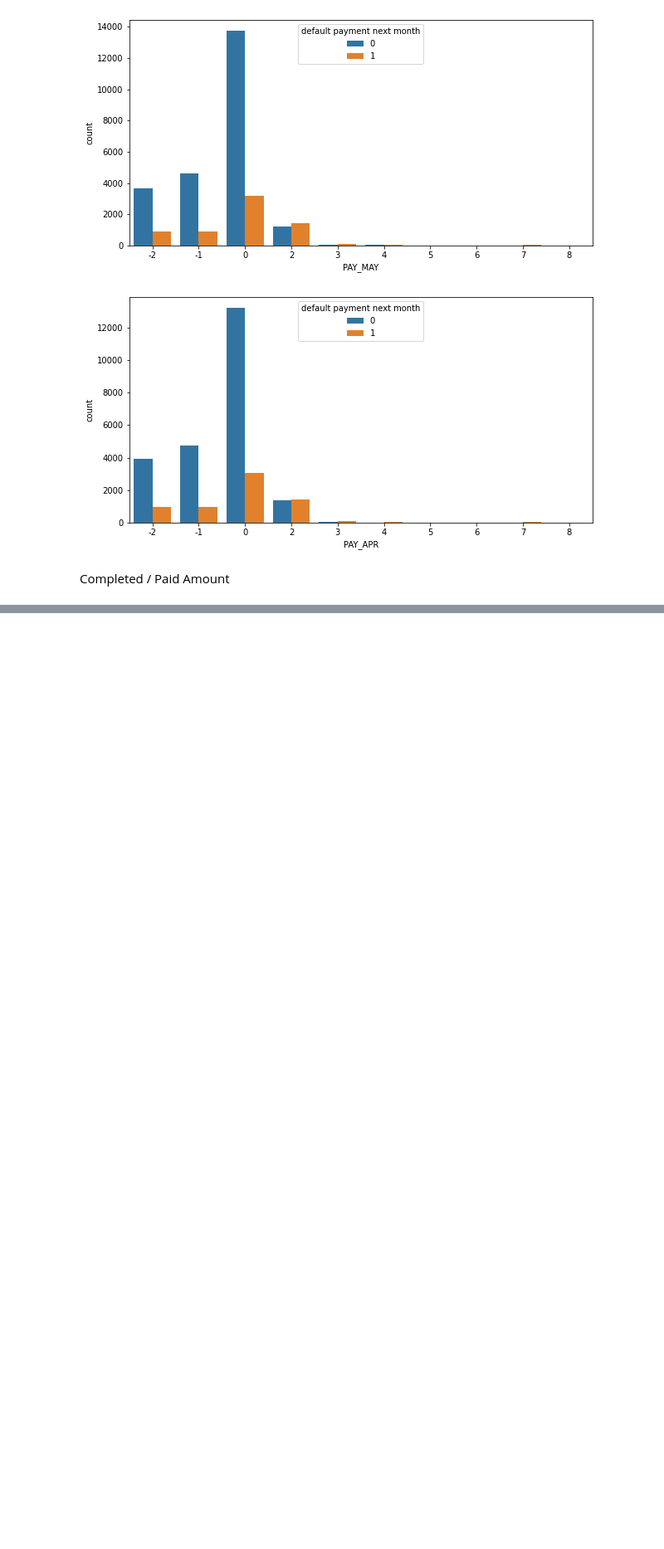
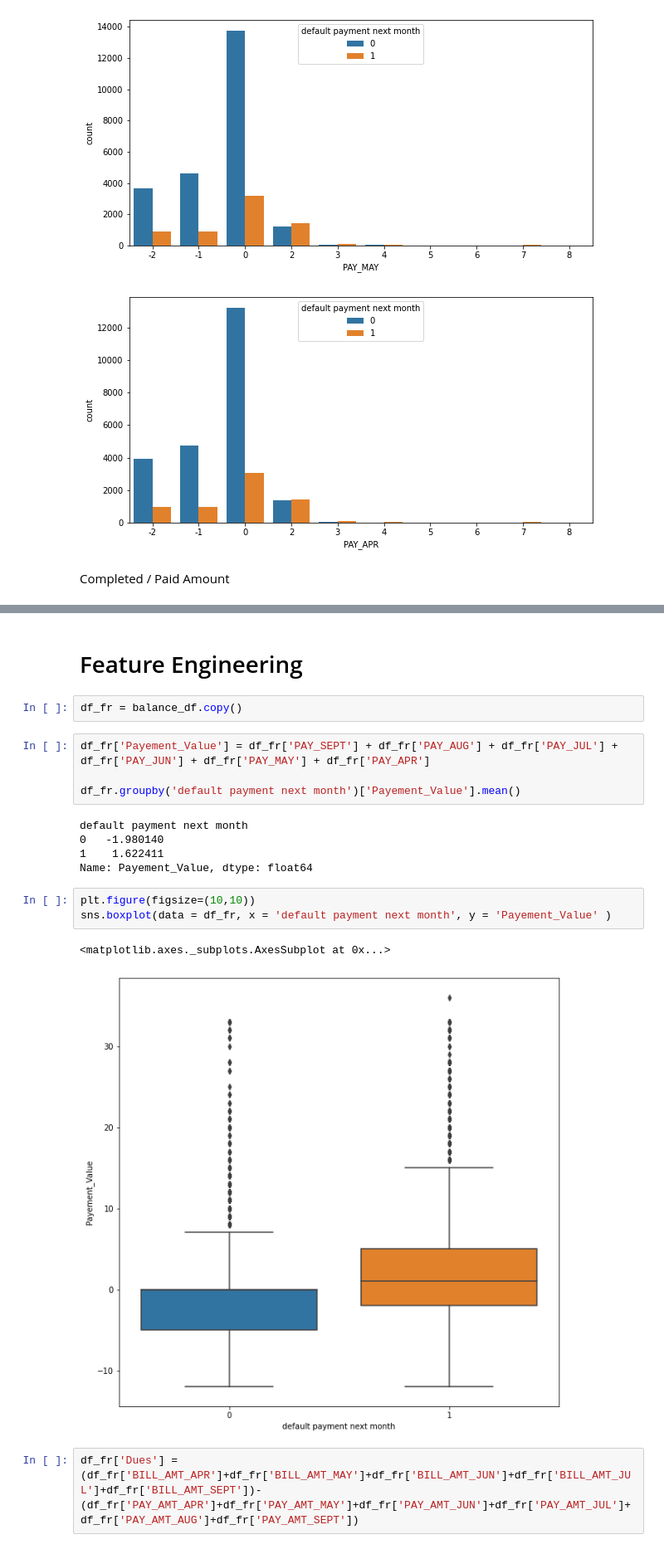
Before and after one commit to CodeWithSridhar/Credit_Card_Default_Prediction, a Jupyter notebook: Credit_Card_Default_Prediction_Capstone_Project.ipynb, the cells around one changed output, grey strips where cells are left out. Shown at 83% size. Saved outputs shown, nothing was run; the diff lists cells and outputs as text; blank space fills up the shorter version.

```diff
--- a/Credit_Card_Default_Prediction_Capstone_Project.ipynb
+++ b/Credit_Card_Default_Prediction_Capstone_Project.ipynb
@@ -401,0 +459,21 @@ sns.pairplot(data = pay_amnt_df, hue='default payment next month')
+# %% [markdown]
+# Feature Engineering
+# %%
+df_fr = balance_df.copy()
+# %%
+df_fr['Payement_Value'] = df_fr['PAY_SEPT'] + df_fr['PAY_AUG'] + df_fr['PAY_JUL'] + df_fr['PAY_JUN'] + df_fr['PAY_MAY'] + df_fr['PAY_APR']
+
+df_fr.groupby('default payment next month')['Payement_Value'].mean()
+# %% [output]
+default payment next month
+0   -1.980140
+1    1.622411
+Name: Payement_Value, dtype: float64
+# %%
+plt.figure(figsize=(10,10))
+sns.boxplot(data = df_fr, x = 'default payment next month', y = 'Payement_Value' )
+# %% [output]
+<matplotlib.axes._subplots.AxesSubplot at 0x...>
+[figure, added]
+# %%
+df_fr['Dues'] = (df_fr['BILL_AMT_APR']+df_fr['BILL_AMT_MAY']+df_fr['BILL_AMT_JUN']+df_fr['BILL_AMT_JUL']+df_fr['BILL_AMT_SEPT'])-(df_fr['PAY_AMT_APR']+df_fr['PAY_AMT_MAY']+df_fr['PAY_AMT_JUN']+df_fr['PAY_AMT_JUL']+df_fr['PAY_AMT_AUG']+df_fr['PAY_AMT_SEPT'])
```
Also changed, not shown: parts of 17 cells of this notebook.
